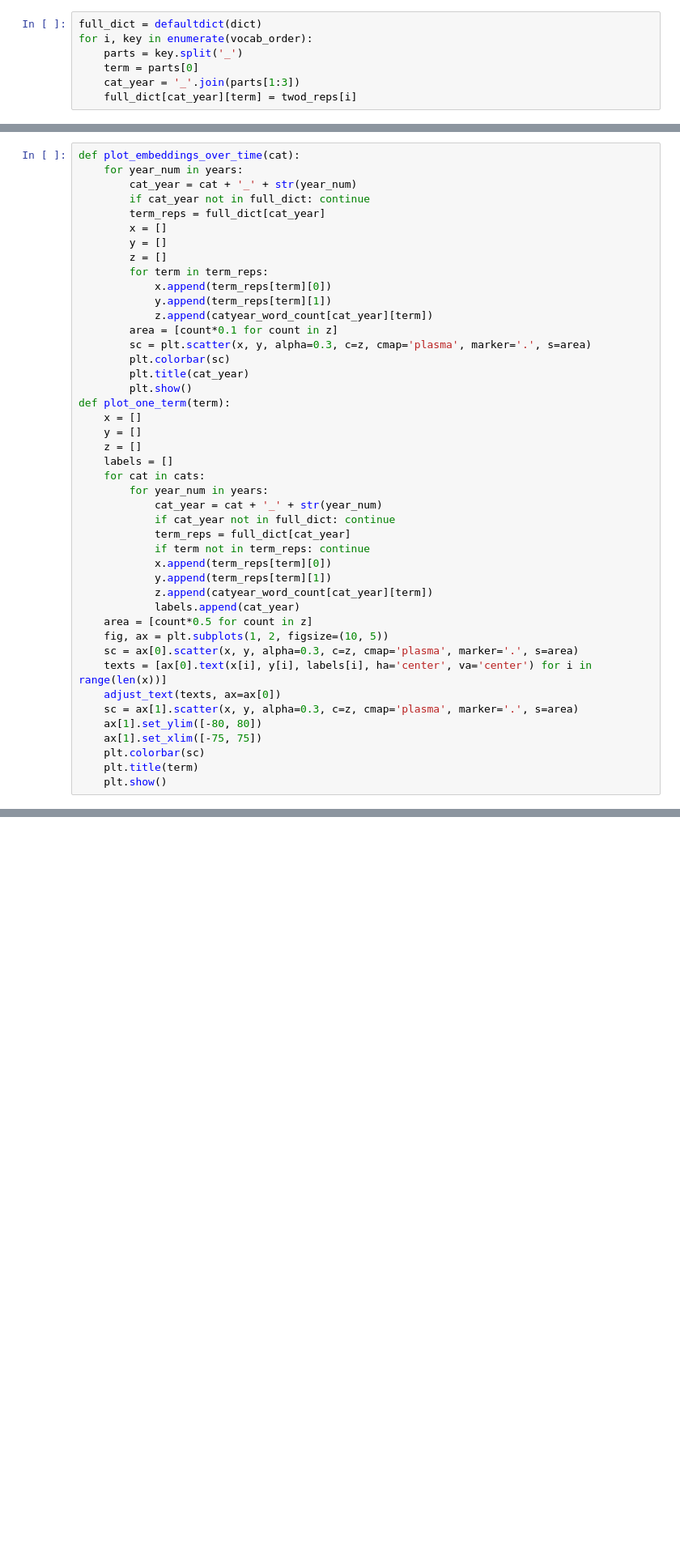
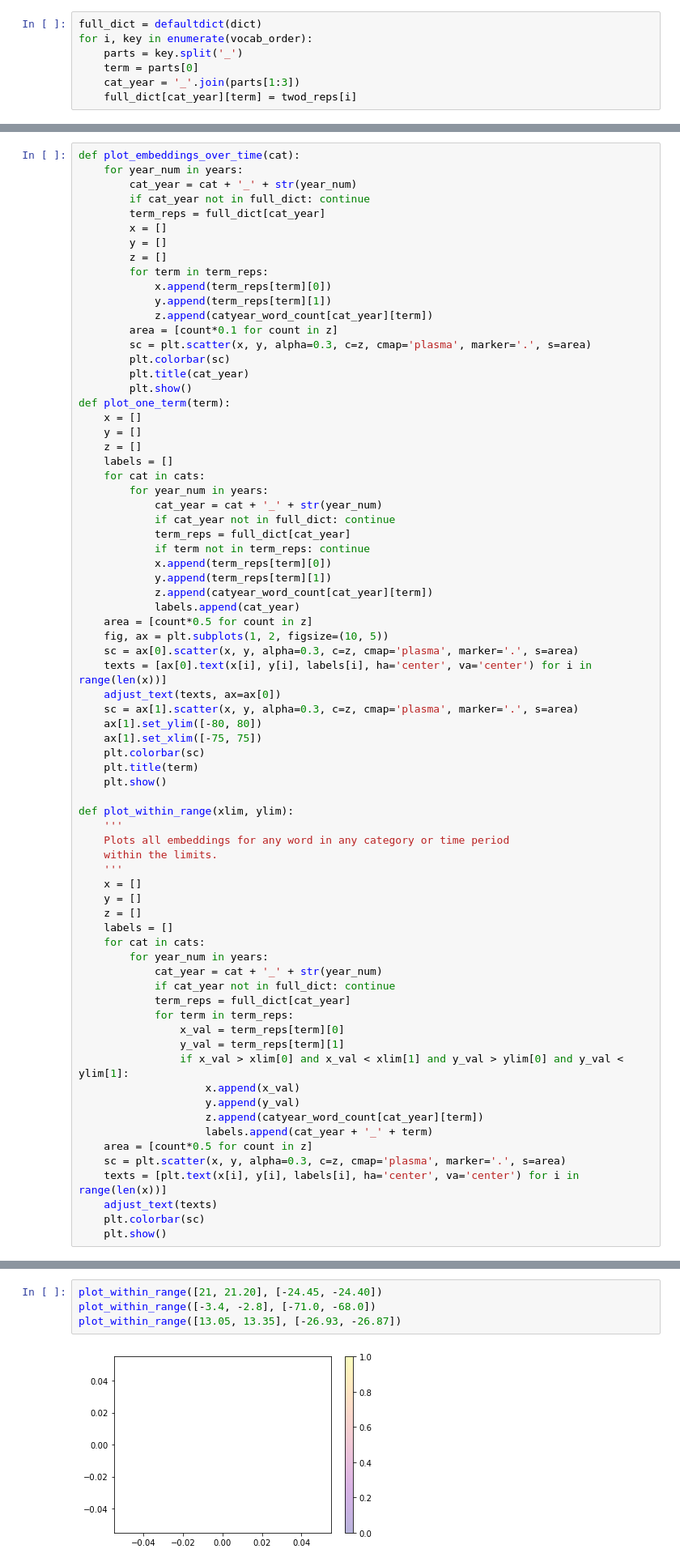
Before and after one commit to lucy3/context_semantic_axes, a Jupyter notebook: code/semantics_viz.ipynb, the cells around one changed output, grey strips where cells are left out. Shown at 81% size. Cells and saved outputs as stored; diff of their text form; blank space fills up the shorter version.

```diff
--- a/code/semantics_viz.ipynb
+++ b/code/semantics_viz.ipynb
@@ -97,6 +97,35 @@ def plot_one_term(term):
     plt.colorbar(sc)
     plt.title(term)
     plt.show()
+
+def plot_within_range(xlim, ylim):
+    '''
+    Plots all embeddings for any word in any category or time period
+    within the limits.
+    '''
+    x = []
+    y = []
+    z = []
+    labels = []
+    for cat in cats:
+        for year_num in years:
+            cat_year = cat + '_' + str(year_num)
+            if cat_year not in full_dict: continue
+            term_reps = full_dict[cat_year]
+            for term in term_reps:
+                x_val = term_reps[term][0]
+                y_val = term_reps[term][1]
+                if x_val > xlim[0] and x_val < xlim[1] and y_val > ylim[0] and y_val < ylim[1]:
+                    x.append(x_val)
+                    y.append(y_val)
+                    z.append(catyear_word_count[cat_year][term])
+                    labels.append(cat_year + '_' + term)
+    area = [count*0.5 for count in z]
+    sc = plt.scatter(x, y, alpha=0.3, c=z, cmap='plasma', marker='.', s=area)
+    texts = [plt.text(x[i], y[i], labels[i], ha='center', va='center') for i in range(len(x))]
+    adjust_text(texts)
+    plt.colorbar(sc)
+    plt.show()
 # %%
 plot_one_term('man')
 plot_one_term('woman')
@@ -132,0 +139,6 @@ plot_embeddings_over_time('Incels')
+# %%
+plot_within_range([21, 21.20], [-24.45, -24.40])
+plot_within_range([-3.4, -2.8], [-71.0, -68.0])
+plot_within_range([13.05, 13.35], [-26.93, -26.87])
+# %% [output]
+[figure, added]
```
Also changed, not shown: parts of 7 cells of this notebook, 5 other files.
